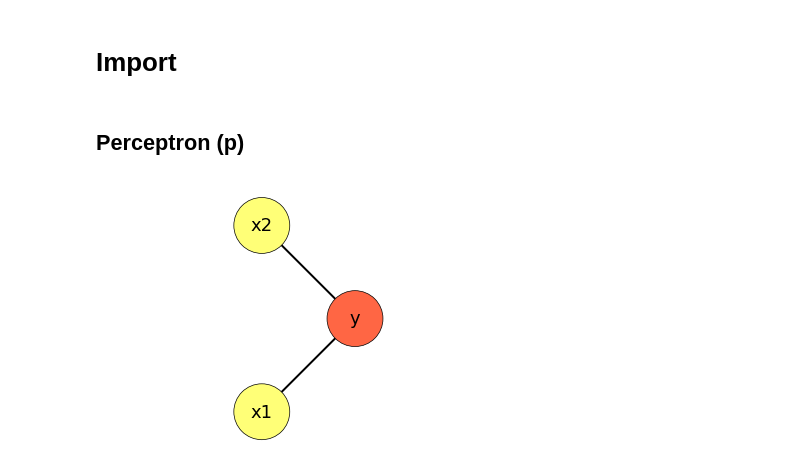
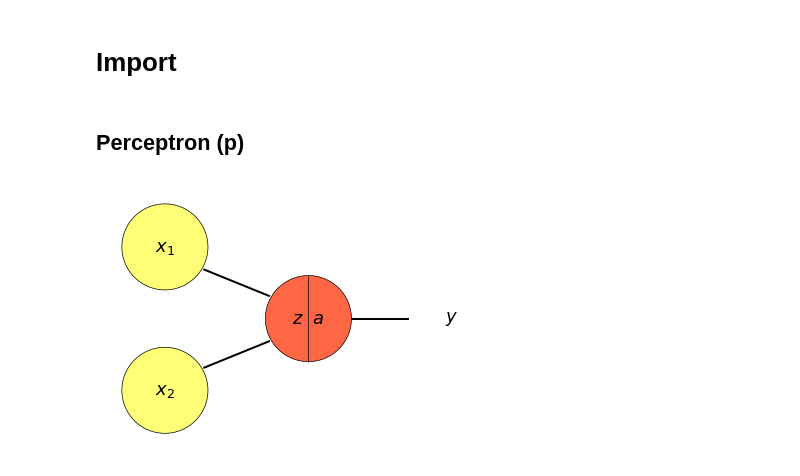
Before and after one commit to PerrinThibaud/neural_networks, a Jupyter notebook: Viznet/viznet.ipynb, the cells around one changed output. Saved outputs shown, nothing was run; the diff lists cells and outputs as text; code cells hidden in the pictures.

```diff
--- a/Viznet/viznet.ipynb
+++ b/Viznet/viznet.ipynb
@@ -8,23 +9,30 @@ from viznet import NodeBrush, EdgeBrush, DynamicShow
-# %% [markdown]
-## Perceptron (p)
+# %% [markdown]
+## Perceptron (p)
 # %%
-import matplotlib.pyplot as plt
-
 plt.axis("equal")
 plt.axis("off")
 # with DynamicShow(filename='./test.png', dpi=300, fps=1) as d:
+pipe = NodeBrush('qc.end', size='normal')
+brushInv = NodeBrush('invisible', size='normal')
 brushIn = NodeBrush('nn.input', size='normal')
 brushOut = NodeBrush('nn.output', size='normal')
-node1 = brushIn >> (1,0)  # paint a node at (x=1, y=0)
-node2 = brushIn >> (1,2)
-node3 = brushOut >> (2,1)
+node1 = brushIn >> (1,1)  # paint a node at (x=1, y=0)
+node2 = brushIn >> (1,0)
+node3 = brushOut >> (2,.5)
+pipe >> (2,.5)
+node4 = brushInv >> (3,.5)
+
 edge = EdgeBrush('-', lw=2)
+
 edge >> (node1, node3)  # connect two nodes
 edge >> (node2, node3)  # connect two nodes
-node1.text('x1', 'center', fontsize=18)  # add text to node1
-node2.text('x2', 'center', fontsize=18)
-node3.text('y', 'center', fontsize=18)
+edge >> (node3, node4)  # connect two nodes
+
+node1.text('$x_1$', 'center', fontsize=18)  # add text to node1
+node2.text('$x_2$', 'center', fontsize=18)
+node3.text('$z$  $a$', 'center', fontsize=18)
+node4.text('$y$', 'center', fontsize=18)
 plt.savefig('./Perceptron.png', dpi=300, transparent=True)
 plt.tight_layout()
 # %% [output]
-[figure, old version]
+[figure, new version]
```
Also changed, not shown: parts of 4 cells of this notebook, 4 other files.
